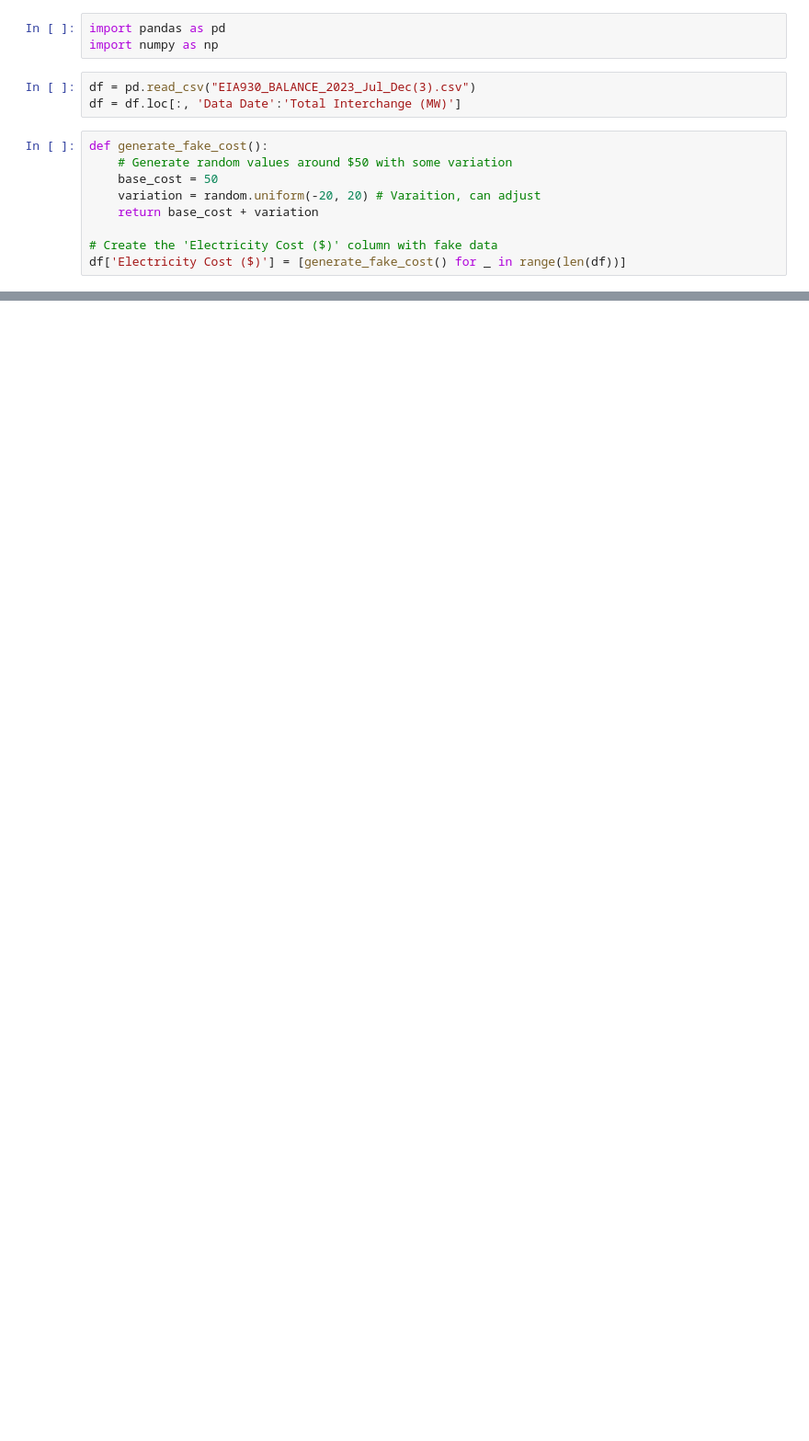
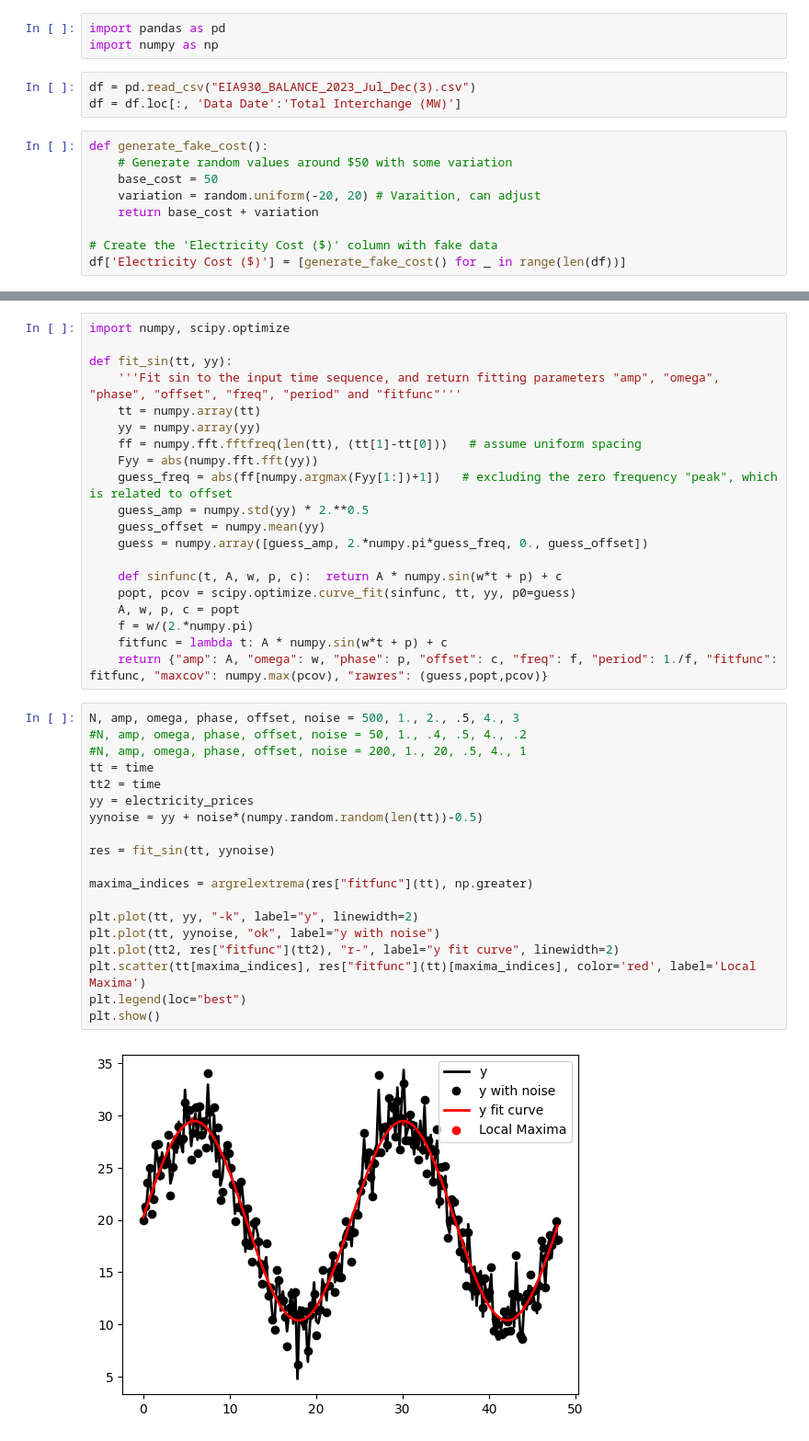
Before and after one commit to SidharthAnand04/cache-energy, a Jupyter notebook: charge_rate_pred.ipynb, the cells around one changed output, grey strips where cells are left out. Shown: that part at 92% size. Cells and saved outputs as stored; diff of their text form; blank space fills up the shorter version.

```diff
--- a/charge_rate_pred.ipynb
+++ b/charge_rate_pred.ipynb
@@ -150,0 +170,41 @@ print(df["Charging Rate"].min())
+# %%
+import numpy, scipy.optimize
+
+def fit_sin(tt, yy):
+    '''Fit sin to the input time sequence, and return fitting parameters "amp", "omega", "phase", "offset", "freq", "period" and "fitfunc"'''
+    tt = numpy.array(tt)
+    yy = numpy.array(yy)
+    ff = numpy.fft.fftfreq(len(tt), (tt[1]-tt[0]))   # assume uniform spacing
+    Fyy = abs(numpy.fft.fft(yy))
+    guess_freq = abs(ff[numpy.argmax(Fyy[1:])+1])   # excluding the zero frequency "peak", which is related to offset
+    guess_amp = numpy.std(yy) * 2.**0.5
+    guess_offset = numpy.mean(yy)
+    guess = numpy.array([guess_amp, 2.*numpy.pi*guess_freq, 0., guess_offset])
+
+    def sinfunc(t, A, w, p, c):  return A * numpy.sin(w*t + p) + c
+    popt, pcov = scipy.optimize.curve_fit(sinfunc, tt, yy, p0=guess)
+    A, w, p, c = popt
+    f = w/(2.*numpy.pi)
+    fitfunc = lambda t: A * numpy.sin(w*t + p) + c
+    return {"amp": A, "omega": w, "phase": p, "offset": c, "freq": f, "period": 1./f, "fitfunc": fitfunc, "maxcov": numpy.max(pcov), "rawres": (guess,popt,pcov)}
+# %%
+N, amp, omega, phase, offset, noise = 500, 1., 2., .5, 4., 3
+#N, amp, omega, phase, offset, noise = 50, 1., .4, .5, 4., .2
+#N, amp, omega, phase, offset, noise = 200, 1., 20, .5, 4., 1
+tt = time
+tt2 = time
+yy = electricity_prices
+yynoise = yy + noise*(numpy.random.random(len(tt))-0.5)
+
+res = fit_sin(tt, yynoise)
+
+maxima_indices = argrelextrema(res["fitfunc"](tt), np.greater)
+
+plt.plot(tt, yy, "-k", label="y", linewidth=2)
+plt.plot(tt, yynoise, "ok", label="y with noise")
+plt.plot(tt2, res["fitfunc"](tt2), "r-", label="y fit curve", linewidth=2)
+plt.scatter(tt[maxima_indices], res["fitfunc"](tt)[maxima_indices], color='red', label='Local Maxima')
+plt.legend(loc="best")
+plt.show()
+# %% [output]
+[figure, added]
```
Also changed, not shown: parts of 7 cells of this notebook, 7 other files.
